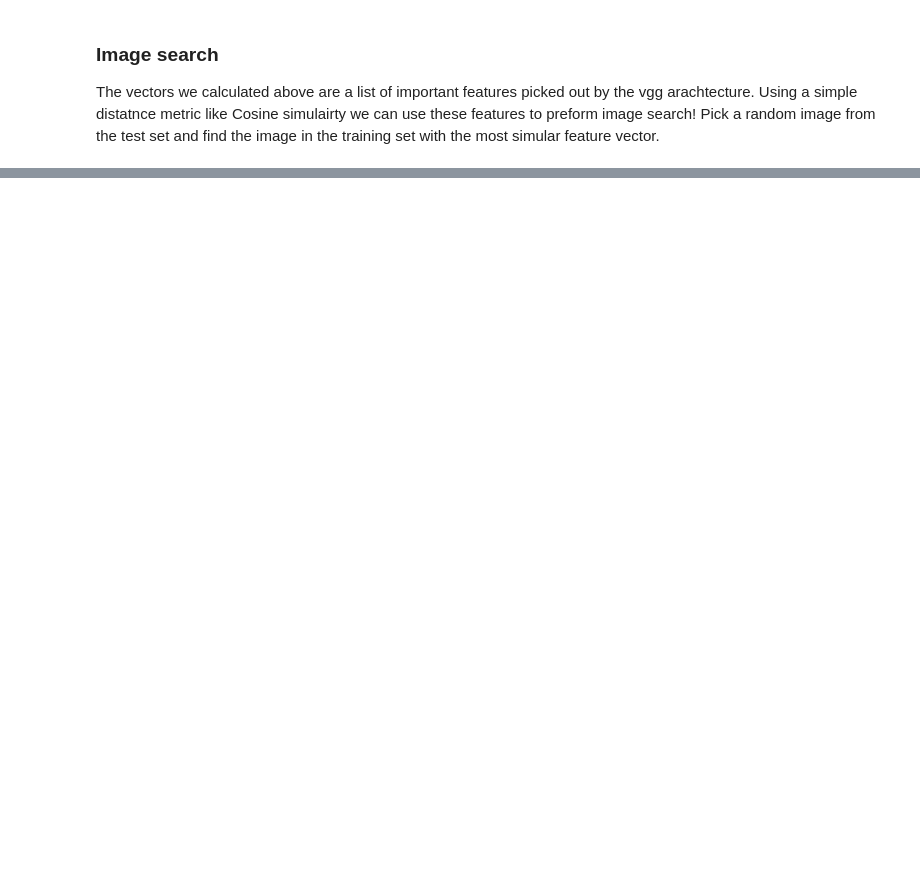
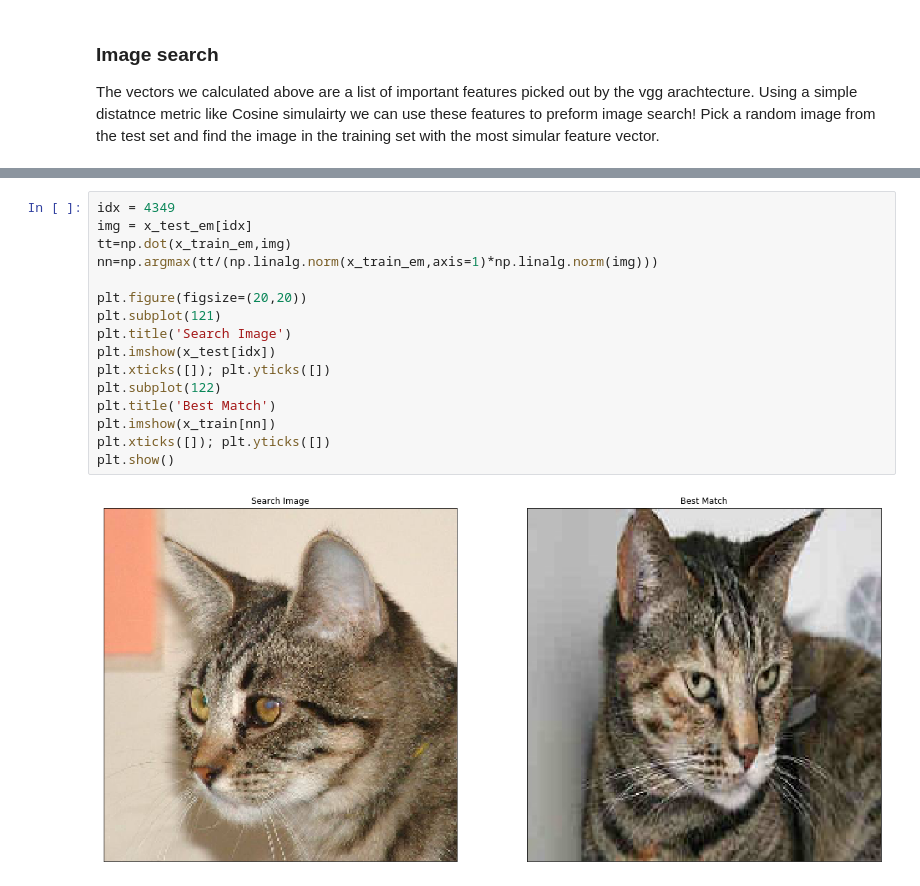
Before and after one commit to jfried23/DeepLearningTeamMeeting, a Jupyter notebook: Transfer Learning.ipynb, the cells around one changed output, grey strips where cells are left out. Drawn from its saved outputs; the diff is of its cells as text; blank space fills up the shorter version.

```diff
--- a/Transfer Learning.ipynb
+++ b/Transfer Learning.ipynb
@@ -267,0 +268,18 @@ plt.show()
+# %%
+idx = 4349
+img = x_test_em[idx]
+tt=np.dot(x_train_em,img)
+nn=np.argmax(tt/(np.linalg.norm(x_train_em,axis=1)*np.linalg.norm(img)))
+
+plt.figure(figsize=(20,20))
+plt.subplot(121)
+plt.title('Search Image')
+plt.imshow(x_test[idx])
+plt.xticks([]); plt.yticks([])
+plt.subplot(122)
+plt.title('Best Match')
+plt.imshow(x_train[nn])
+plt.xticks([]); plt.yticks([])
+plt.show()
+# %% [output]
+[figure, added]
```
Also changed, not shown: parts of 7 cells of this notebook, 4 other files.
